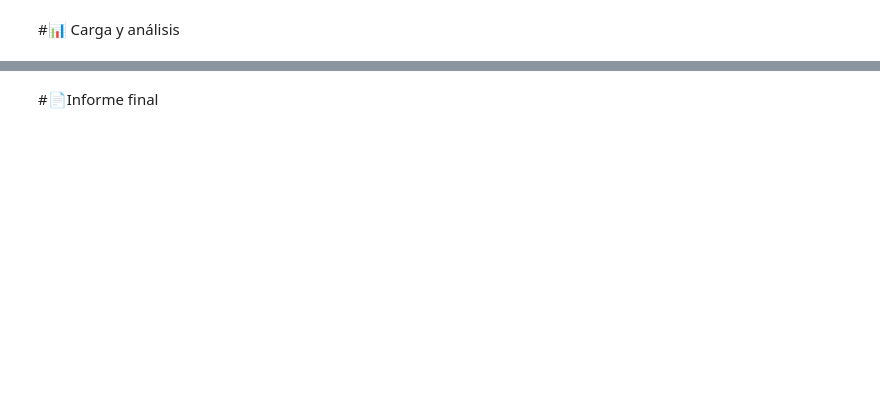
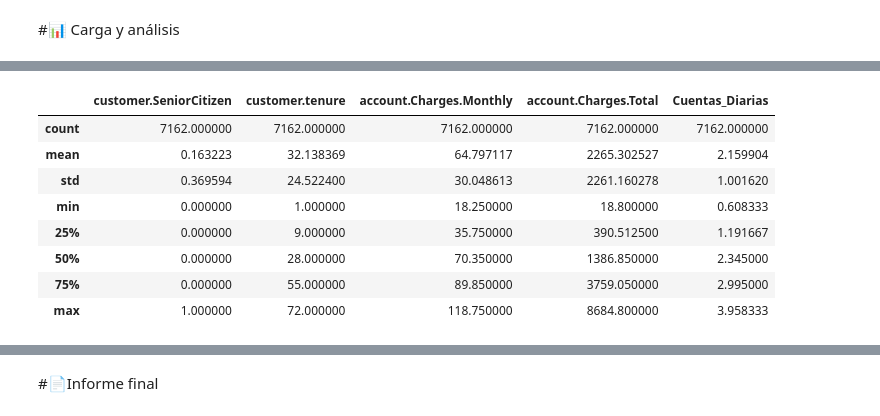
Before and after one commit to Deinbi/TelecomX_Challenge, a Jupyter notebook: WalterMancuso_TelecomX_LATAM.ipynb, the cells around one changed output, grey strips where cells are left out. Cells and saved outputs as stored; diff of their text form; code cells hidden in the pictures; blank space fills up the shorter version.

```diff
--- a/WalterMancuso_TelecomX_LATAM.ipynb
+++ b/WalterMancuso_TelecomX_LATAM.ipynb
@@ -253,0 +275,24 @@ Los vacios son solo el 3% de los datos aportados. En un principio, los voy a eli
+# %%
+# Convertir todo a string y eliminar espacios
+df_como_str = df_normal.astype(str)
+df_sin_espacios = df_como_str.applymap(lambda x: x.strip())
+
+# Identificar celdas vacías
+df_blancos = df_sin_espacios == ''
+
+# Máscara para filas con al menos un blanco
+filas_con_blanco = df_blancos.any(axis=1)
+
+# Máscara para las que NO son 'Month-to-month'
+contrato_no_month = df_sin_espacios["account.Contract"] != "Month-to-month"
+
+# Filas a eliminar: tienen blanco y NO son 'Month-to-month'
+filas_a_eliminar = filas_con_blanco & contrato_no_month
+
+# Crear nuevo DataFrame eliminando esas filas
+df_limpio = df_normal[~filas_a_eliminar].copy()
+
+# Resultado
+print("Filas originales:", len(df_normal))
+print("Filas eliminadas:", filas_a_eliminar.sum())
+print("Filas finales:", len(df_limpio))
@@ -253,0 +334,5 @@ Los vacios son solo el 3% de los datos aportados. En un principio, los voy a eli
+# %%
+df_limpio["Churn"] = df_limpio["Churn"].astype(str).apply(lambda x: "Yes" if x.strip() == "" else x.strip())
+# Contar cuántos valores fueron reemplazados
+cantidad_reemplazos = df_limpio["Churn"].astype(str).str.strip().eq("").sum()
+print("Cantidad de valores vacíos reemplazados en 'Churn':", cantidad_reemplazos)
@@ -257,0 +370,3 @@ Los vacios son solo el 3% de los datos aportados. En un principio, los voy a eli
+# %%
+df_limpio['account.Charges.Total']=pd.to_numeric(df_limpio['account.Charges.Total'],errors='coerce')
+df_limpio['account.Charges.Total'].dtype
@@ -259,0 +381,4 @@ Los vacios son solo el 3% de los datos aportados. En un principio, los voy a eli
+# %%
+df_limpio['Cuentas_Diarias']=df_limpio['account.Charges.Monthly']/30
+print(df_limpio[['account.Charges.Monthly','Cuentas_Diarias']])
+df_limpio['Cuentas_Diarias']
@@ -259,0 +414,12 @@ Los vacios son solo el 3% de los datos aportados. En un principio, los voy a eli
+# %%
+df_limpio.describe()
+# %% [output]
+|  | customer.SeniorCitizen | customer.tenure | account.Charges.Monthly | account.Charges.Total | Cuentas_Diarias |
+| count | 7162.000000 | 7162.000000 | 7162.000000 | 7162.000000 | 7162.000000 |
+| mean | 0.163223 | 32.138369 | 64.797117 | 2265.302527 | 2.159904 |
+| std | 0.369594 | 24.522400 | 30.048613 | 2261.160278 | 1.001620 |
+| min | 0.000000 | 1.000000 | 18.250000 | 18.800000 | 0.608333 |
+| 25% | 0.000000 | 9.000000 | 35.750000 | 390.512500 | 1.191667 |
+| 50% | 0.000000 | 28.000000 | 70.350000 | 1386.850000 | 2.345000 |
+| 75% | 0.000000 | 55.000000 | 89.850000 | 3759.050000 | 2.995000 |
+| max | 1.000000 | 72.000000 | 118.750000 | 8684.800000 | 3.958333 |
```
Also changed, not shown: parts of 22 cells of this notebook.
